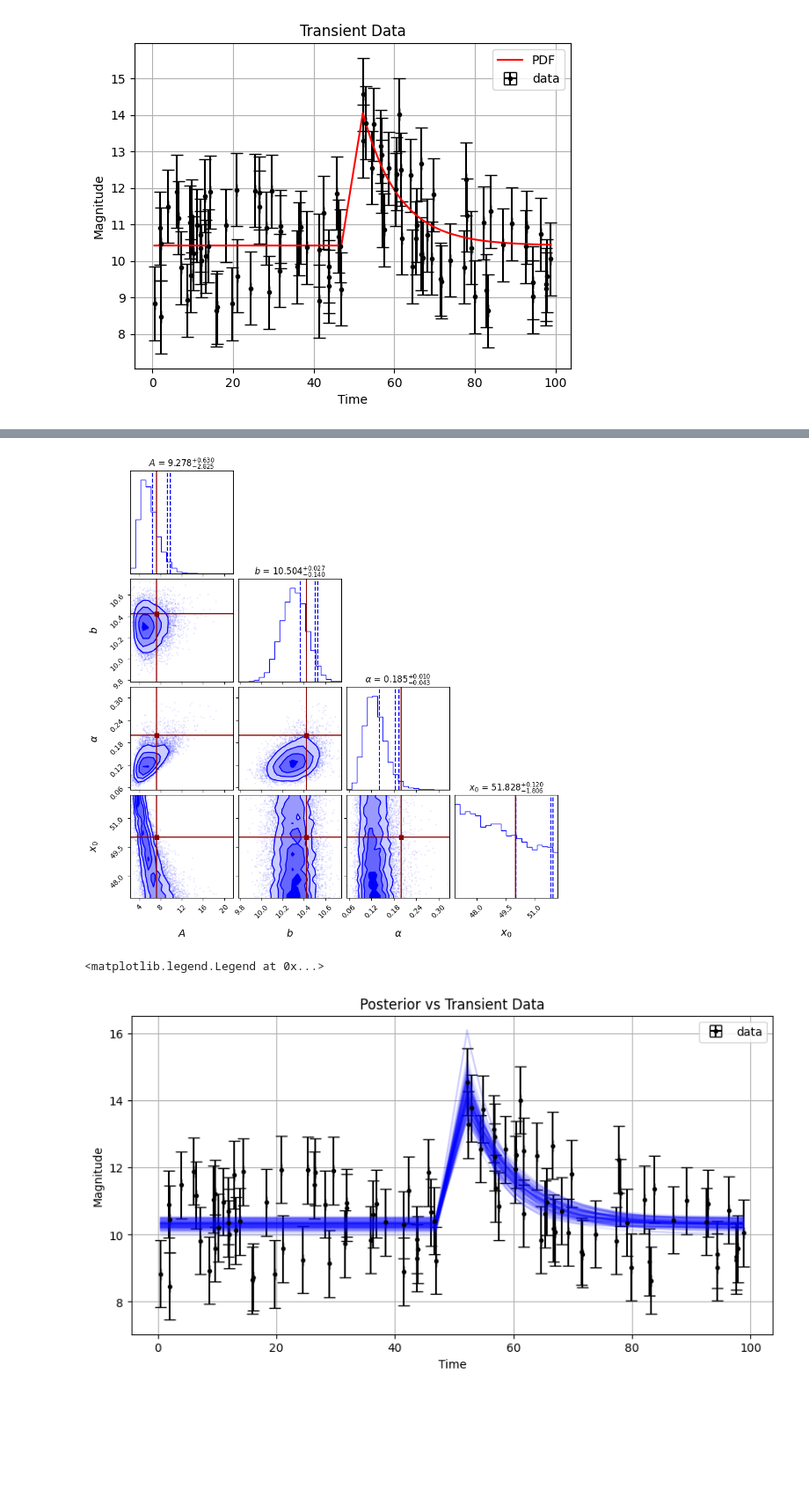
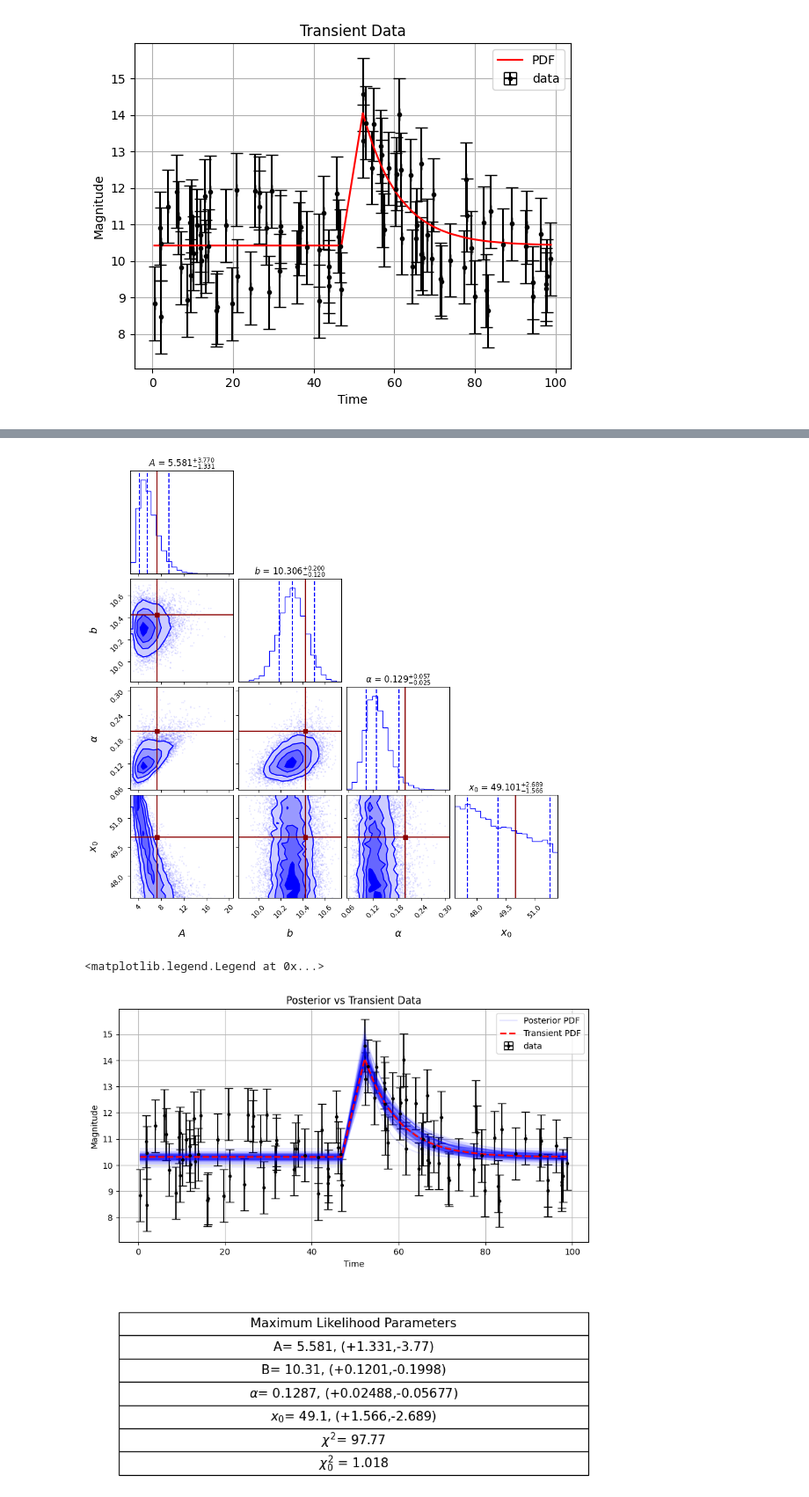
Before and after one commit to Richardforphys/AstroStatistics, a Jupyter notebook: AML/Notebooks/AstroStatistics/Transient.ipynb, the cells around one changed output, grey strips where cells are left out. Shown at 88% size. Drawn from its saved outputs; the diff is of its cells as text; code cells hidden in the pictures; blank space fills up the shorter version.

Commit message:
Transient data analysis is complete!

```diff
--- a/AML/Notebooks/AstroStatistics/Transient.ipynb
+++ b/AML/Notebooks/AstroStatistics/Transient.ipynb
@@ -169 +169,3 @@ plt.tight_layout()
+# %%
+burn_idx = 1000
 # %% [markdown]
@@ -184,5 +186,7 @@ plt.tight_layout()
 # %%
-samples = sampler.get_chain(flat=False, discard=300, thin=int(max(tau)))
-flat_samples = sampler.get_chain(flat=True, discard=300, thin=int(max(tau)))
+samples = sampler.get_chain(flat=False, discard=burn_idx, thin=int(max(tau)))
+flat_samples = sampler.get_chain(flat=True, discard=burn_idx, thin=int(max(tau)))
+# %%
+quantiles = np.array([16, 50, 95])
 # %%
 for i in range(4):
@@ -212,7 +233,7 @@ fig = corner.corner(
     flat_samples,
     labels=labels,  # customize these labels as needed
     truths=true_values,
-    quantiles=[0.68, 0.95, 0.97],
+    quantiles=quantiles*0.01,
     show_titles=True,
     title_fmt=".3f",              # Number format in titles
     title_kwargs={"fontsize": 12},
@@ -222,7 +243,14 @@ fig = corner.corner(
     fill_contours=True
 )
 # %% [output]
-[figure, old version]
+[figure, new version]
+# %%
+mcmc_estimates = np.percentile(flat_samples, q=quantiles, axis=0)
+
+for i, label in enumerate(labels):
+    median = mcmc_estimates[1, i]
+    minus = median - mcmc_estimates[0, i]
+    plus = mcmc_estimates[2, i] - median
 # %%
 x_vals = np.random.uniform(0, samples.shape[0], 100).astype(int)
 walker = np.random.randint(0, samples.shape[1], 1).astype(int)
@@ -233,13 +261,25 @@ p3 = samples[x_vals,walker,3]
 # %%
 plt.figure(figsize=(10, 5))
 plt.errorbar(Time, vals, xerr=0, yerr=errs,capsize=5, fmt=".", label="data", color='black')
-for k in range(100):
+for k in range(99):
     plt.plot(Time,func(Time,*np.array([p0[k],p1[k],p2[k],p3[k]])), color='blue', alpha=0.1)
+plt.plot(Time,func(Time,*np.array([p0[99],p1[99],p2[99],p3[99]])), color='blue', alpha=0.1, label="Posterior PDF")
+plt.plot(Time,func(Time,*np.array([mcmc_estimates[1, 0],mcmc_estimates[1, 1],mcmc_estimates[1, 2],mcmc_estimates[1, 3]])), linestyle="--",color='red', label="Transient PDF", linewidth=2)
+
+plt.table(cellText=[[r"A"+f"= {mcmc_estimates[1, 0]:.4}, (+{mcmc_estimates[1,0] - mcmc_estimates[0,0]:.4},-{mcmc_estimates[2,0] - mcmc_estimates[1,0]:.4})"],
+                    [r"B" +f"= {mcmc_estimates[1, 1]:.4}, (+{mcmc_estimates[1,1] - mcmc_estimates[0,1]:.4},-{mcmc_estimates[2,1] - mcmc_estimates[1,1]:.4})"],
+                    [r"$\alpha$"+f"= {mcmc_estimates[1, 2]:.4}, (+{mcmc_estimates[1,2] - mcmc_estimates[0,2]:.4},-{mcmc_estimates[2,2] - mcmc_estimates[1,2]:.4})"],
+                    [r"$x_0$"+f"= {mcmc_estimates[1, 3]:.4}, (+{mcmc_estimates[1,3] - mcmc_estimates[0,3]:.4},-{mcmc_estimates[2,3] - mcmc_estimates[1,3]:.4})"],
+                    [r"$\chi^{2}$"+f"= {-2 * log_likelihood(mcmc_estimates[1]):.4}"],
+                    [r"$\chi_0^{2}$"+f" = {-2 * log_likelihood(mcmc_estimates[1]) / (len(vals) - 4):.4}"]],
+         colLabels=["Maximum Likelihood Parameters"], loc='bottom', cellLoc='center', bbox=[0, -1, 1, 0.7], fontsize=15)
+
+
 plt.grid()
 plt.xlabel('Time')
 plt.ylabel('Magnitude')
 plt.title('Posterior vs Transient Data')
 plt.legend()
 # %% [output]
 <matplotlib.legend.Legend at 0x...>
-[figure, old version]
+[figure, new version]
```
Also changed, not shown: parts of 7 cells of this notebook, 3 other files.
